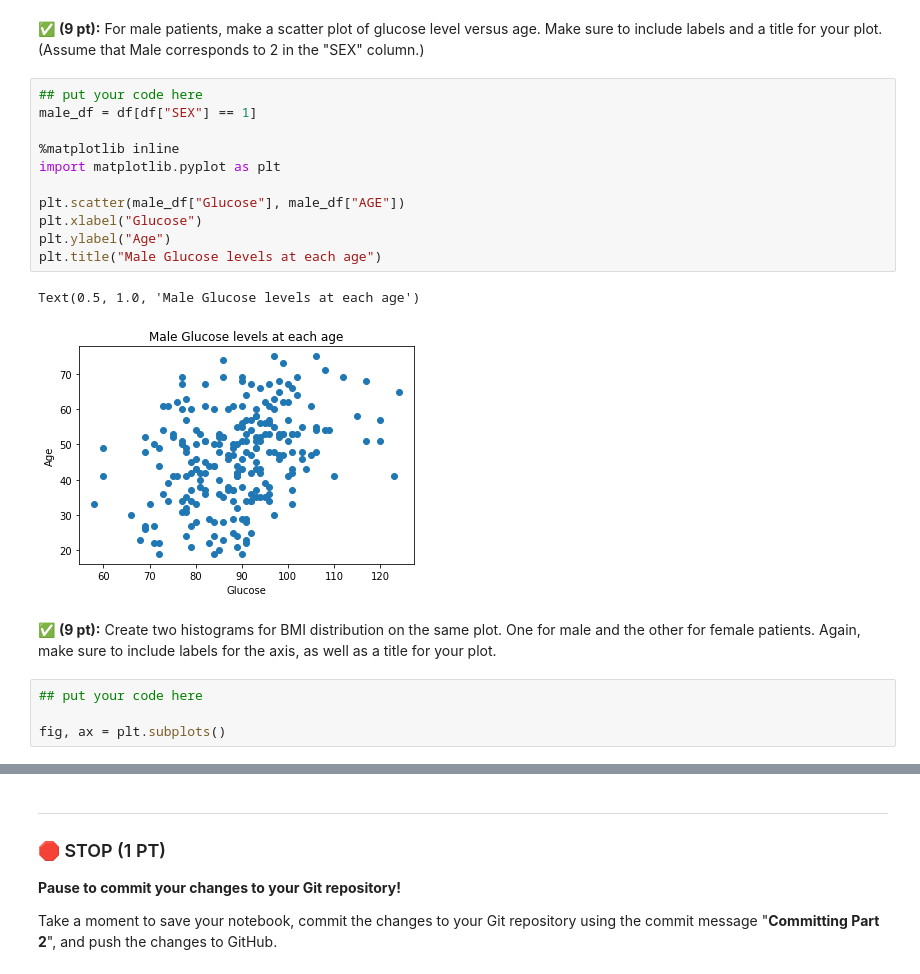
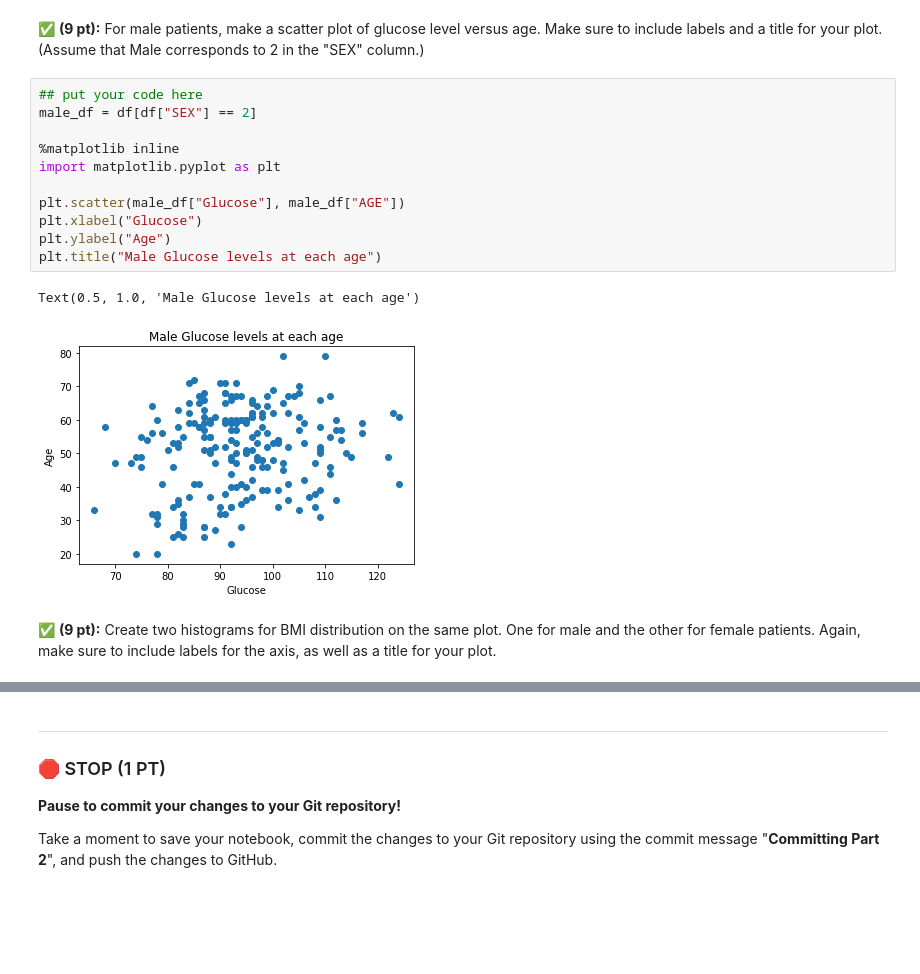
Before and after one commit to Ishan-Baweja/cmse202-XX-turnin, a Jupyter notebook: CMSE202-Midterm-Sect001_TF_Mods-STUDENT.ipynb, the cells around one changed output, grey strips where cells are left out. Drawn from its saved outputs; the diff is of its cells as text; blank space fills up the shorter version.

```diff
--- a/CMSE202-Midterm-Sect001_TF_Mods-STUDENT.ipynb
+++ b/CMSE202-Midterm-Sect001_TF_Mods-STUDENT.ipynb
@@ -116,21 +116,17 @@ df. describe()
 &#9989; **(9 pt):** For male patients, make a scatter plot of glucose level versus age. Make sure to include labels and a title for your plot. (Assume that Male corresponds to 2 in the "SEX" column.)
 # %%
 ## put your code here
-male_df = df[df["SEX"] == 1]
+male_df = df[df["SEX"] == 2]
 
 %matplotlib inline
 import matplotlib.pyplot as plt
 
 plt.scatter(male_df["Glucose"], male_df["AGE"])
 plt.xlabel("Glucose")
 plt.ylabel("Age")
 plt.title("Male Glucose levels at each age")
 # %% [output]
 Text(0.5, 1.0, 'Male Glucose levels at each age')
-[figure, old version]
+[figure, new version]
 # %% [markdown]
 &#9989; **(9 pt):** Create two histograms for BMI distribution on the same plot. One for male and the other for female patients. Again, make sure to include labels for the axis, as well as a title for your plot.
-# %%
-## put your code here
-
-fig, ax = plt.subplots()
```
Also changed, not shown: parts of 7 cells of this notebook.
